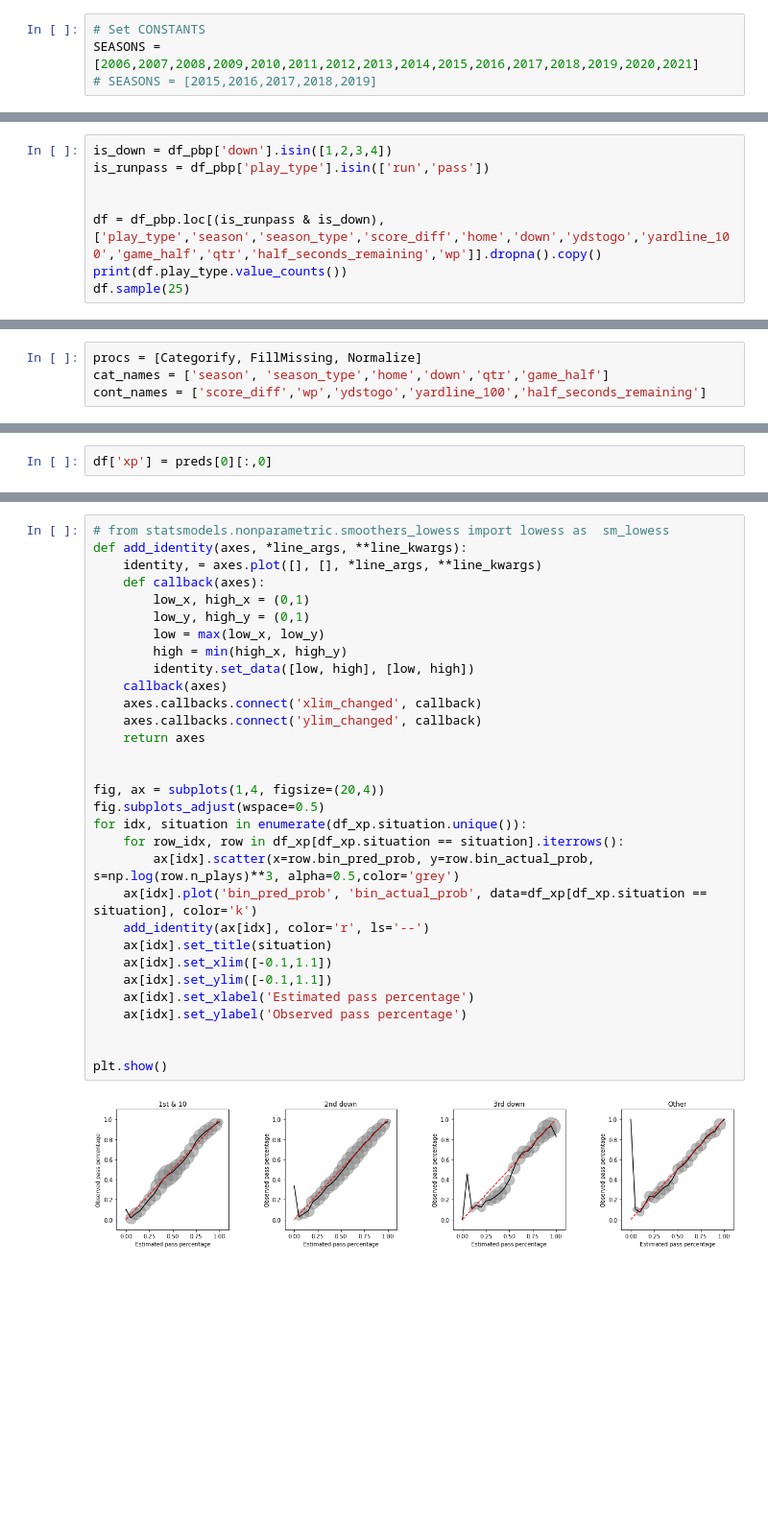
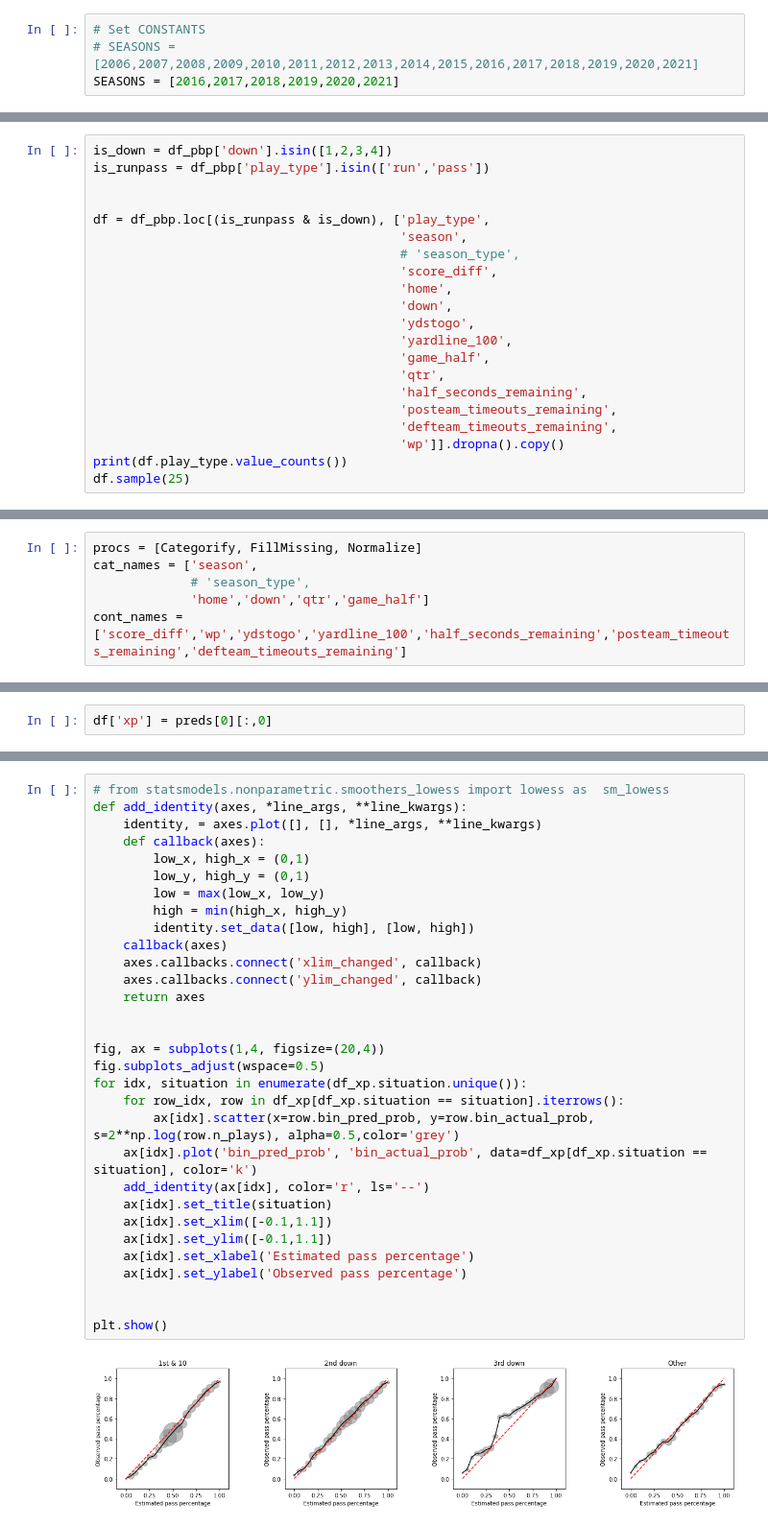
Before and after one commit to keeganheilman/fastbook, a Jupyter notebook: Lesson-1-personal_exercise.ipynb, the cells around one changed output, grey strips where cells are left out. Shown at 96% size. Drawn from its saved outputs; the diff is of its cells as text; blank space fills up the shorter version.

```diff
--- a/Lesson-1-personal_exercise.ipynb
+++ b/Lesson-1-personal_exercise.ipynb
@@ -9,8 +9,8 @@ import pandas as pd
 # Calculate Expected Pass Rate
 # %%
 # Set CONSTANTS
-SEASONS = [2006,2007,2008,2009,2010,2011,2012,2013,2014,2015,2016,2017,2018,2019,2020,2021]
-# SEASONS = [2015,2016,2017,2018,2019]
+# SEASONS = [2006,2007,2008,2009,2010,2011,2012,2013,2014,2015,2016,2017,2018,2019,2020,2021]
+SEASONS = [2016,2017,2018,2019,2020,2021]
 # %%
 # get play by play for season
 cols = ['game_id',
@@ -67,7 +57,20 @@ is_down = df_pbp['down'].isin([1,2,3,4])
 is_runpass = df_pbp['play_type'].isin(['run','pass'])
 
 
-df = df_pbp.loc[(is_runpass & is_down), ['play_type','season','season_type','score_diff','home','down','ydstogo','yardline_100','game_half','qtr','half_seconds_remaining','wp']].dropna().copy()
+df = df_pbp.loc[(is_runpass & is_down), ['play_type',
+                                         'season',
+                                         # 'season_type',
+                                         'score_diff',
+                                         'home',
+                                         'down',
+                                         'ydstogo',
+                                         'yardline_100',
+                                         'game_half',
+                                         'qtr',
+                                         'half_seconds_remaining',
+                                         'posteam_timeouts_remaining',
+                                         'defteam_timeouts_remaining',
+                                         'wp']].dropna().copy()
 print(df.play_type.value_counts())
 df.sample(25)
 # %% [output]
@@ -109,8 +113,10 @@ wp                        float32
 dtype: object
 # %%
 procs = [Categorify, FillMissing, Normalize]
-cat_names = ['season', 'season_type','home','down','qtr','game_half']
-cont_names = ['score_diff','wp','ydstogo','yardline_100','half_seconds_remaining']
+cat_names = ['season',
+             # 'season_type',
+             'home','down','qtr','game_half']
+cont_names = ['score_diff','wp','ydstogo','yardline_100','half_seconds_remaining','posteam_timeouts_remaining','defteam_timeouts_remaining']
 # %%
 splits = RandomSplitter(valid_pct=0.2)(range_of(df))
 # splits = TrainTestSplitter(test_size=0.2, random_state=None, stratify='play_type',
@@ -252,35 +258,35 @@ df_xp
 # from statsmodels.nonparametric.smoothers_lowess import lowess as  sm_lowess
 def add_identity(axes, *line_args, **line_kwargs):
     identity, = axes.plot([], [], *line_args, **line_kwargs)
     def callback(axes):
         low_x, high_x = (0,1)
         low_y, high_y = (0,1)
         low = max(low_x, low_y)
         high = min(high_x, high_y)
         identity.set_data([low, high], [low, high])
     callback(axes)
     axes.callbacks.connect('xlim_changed', callback)
     axes.callbacks.connect('ylim_changed', callback)
     return axes
 
 
 fig, ax = subplots(1,4, figsize=(20,4))
 fig.subplots_adjust(wspace=0.5)
 for idx, situation in enumerate(df_xp.situation.unique()):
     for row_idx, row in df_xp[df_xp.situation == situation].iterrows():
-        ax[idx].scatter(x=row.bin_pred_prob, y=row.bin_actual_prob, s=np.log(row.n_plays)**3, alpha=0.5,color='grey')
+        ax[idx].scatter(x=row.bin_pred_prob, y=row.bin_actual_prob, s=2**np.log(row.n_plays), alpha=0.5,color='grey')
     ax[idx].plot('bin_pred_prob', 'bin_actual_prob', data=df_xp[df_xp.situation == situation], color='k')
     add_identity(ax[idx], color='r', ls='--')
     ax[idx].set_title(situation)
     ax[idx].set_xlim([-0.1,1.1])
     ax[idx].set_ylim([-0.1,1.1])
     ax[idx].set_xlabel('Estimated pass percentage')
     ax[idx].set_ylabel('Observed pass percentage')
 
 
 plt.show()
 # %% [output]
-[figure, old version]
+[figure, new version]
 # %%
 # Calculate error between expected and observed
 
```
Also changed, not shown: parts of 17 cells of this notebook.
